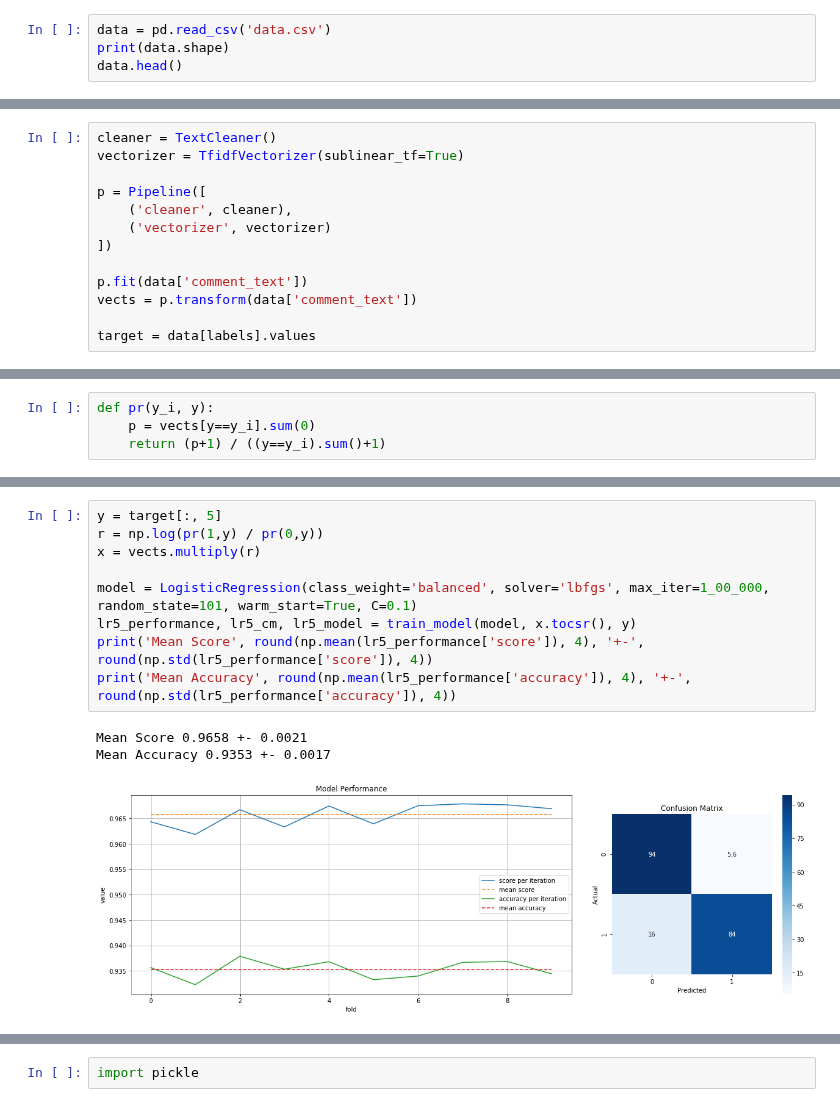
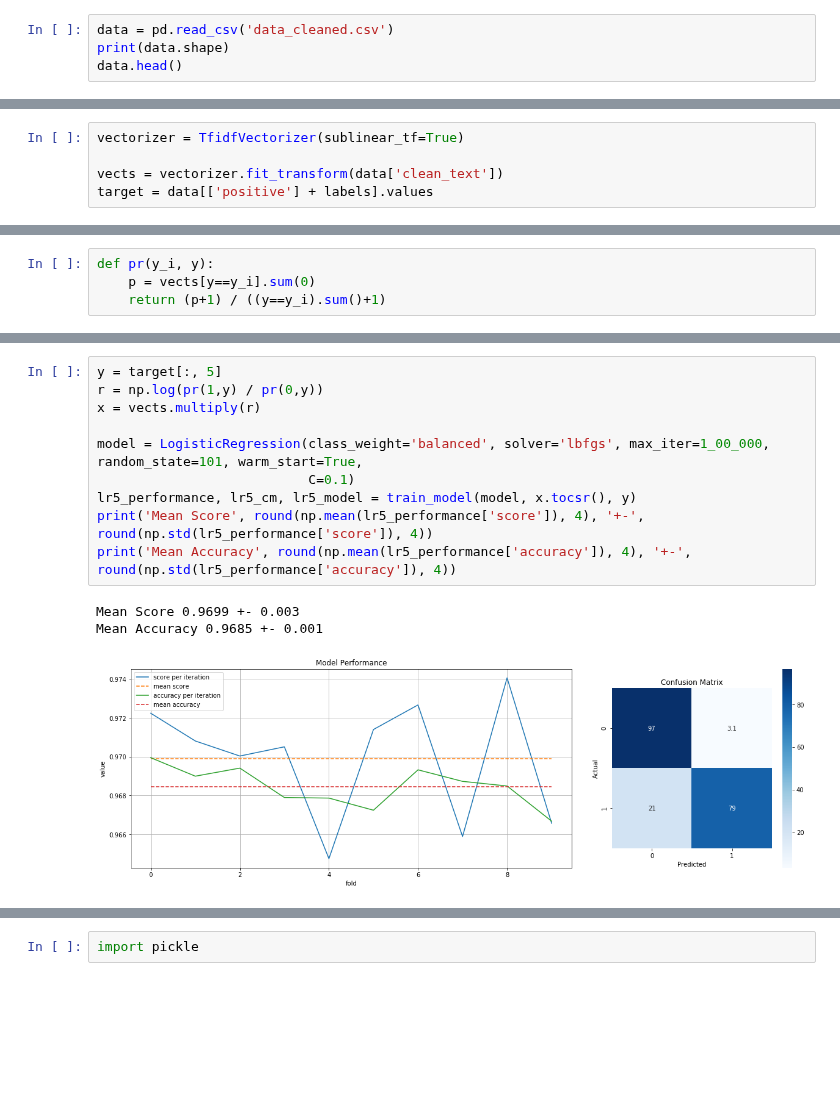
Before and after one commit to Ritvik19/Toxic-Comment-Classification, a Jupyter notebook: 04 Machine Learning NBFeaturer.ipynb, the cells around one changed output, grey strips where cells are left out. Drawn from its saved outputs; the diff is of its cells as text; blank space fills up the shorter version.

Commit message:
Models Updated

```diff
--- a/04 Machine Learning NBFeaturer.ipynb
+++ b/04 Machine Learning NBFeaturer.ipynb
@@ -8,7 +8,7 @@ import seaborn as sns
 from tqdm.auto import tqdm, trange
 tqdm.pandas()
 # %%
-data = pd.read_csv('data.csv')
+data = pd.read_csv('data_cleaned.csv')
 print(data.shape)
 data.head()
 # %% [output]
@@ -125,16 +32,8 @@ class TextCleaner(BaseEstimator):
 # %%
-cleaner = TextCleaner()
 vectorizer = TfidfVectorizer(sublinear_tf=True)
 
-p = Pipeline([
-    ('cleaner', cleaner),
-    ('vectorizer', vectorizer)
-])
-
-p.fit(data['comment_text'])
-vects = p.transform(data['comment_text'])
-
-target = data[labels].values
+vects = vectorizer.fit_transform(data['clean_text'])
+target = data[['positive'] + labels].values
 # %%
 print('X shape', vects.shape)
 print('Y shape', target.shape)
@@ -222,13 +120,14 @@ Mean Accuracy 0.9851 +- 0.0008
 # %%
 y = target[:, 5]
 r = np.log(pr(1,y) / pr(0,y))
 x = vects.multiply(r)
 
-model = LogisticRegression(class_weight='balanced', solver='lbfgs', max_iter=1_00_000, random_state=101, warm_start=True, C=0.1)
+model = LogisticRegression(class_weight='balanced', solver='lbfgs', max_iter=1_00_000, random_state=101, warm_start=True,
+                           C=0.1)
 lr5_performance, lr5_cm, lr5_model = train_model(model, x.tocsr(), y)
 print('Mean Score', round(np.mean(lr5_performance['score']), 4), '+-', round(np.std(lr5_performance['score']), 4))
 print('Mean Accuracy', round(np.mean(lr5_performance['accuracy']), 4), '+-', round(np.std(lr5_performance['accuracy']), 4))
 # %% [output]
-Mean Score 0.9658 +- 0.0021
-Mean Accuracy 0.9353 +- 0.0017
+Mean Score 0.9699 +- 0.003
+Mean Accuracy 0.9685 +- 0.001
-[figure, old version]
+[figure, new version]
```
Also changed, not shown: parts of 15 cells of this notebook, 4 other files.
